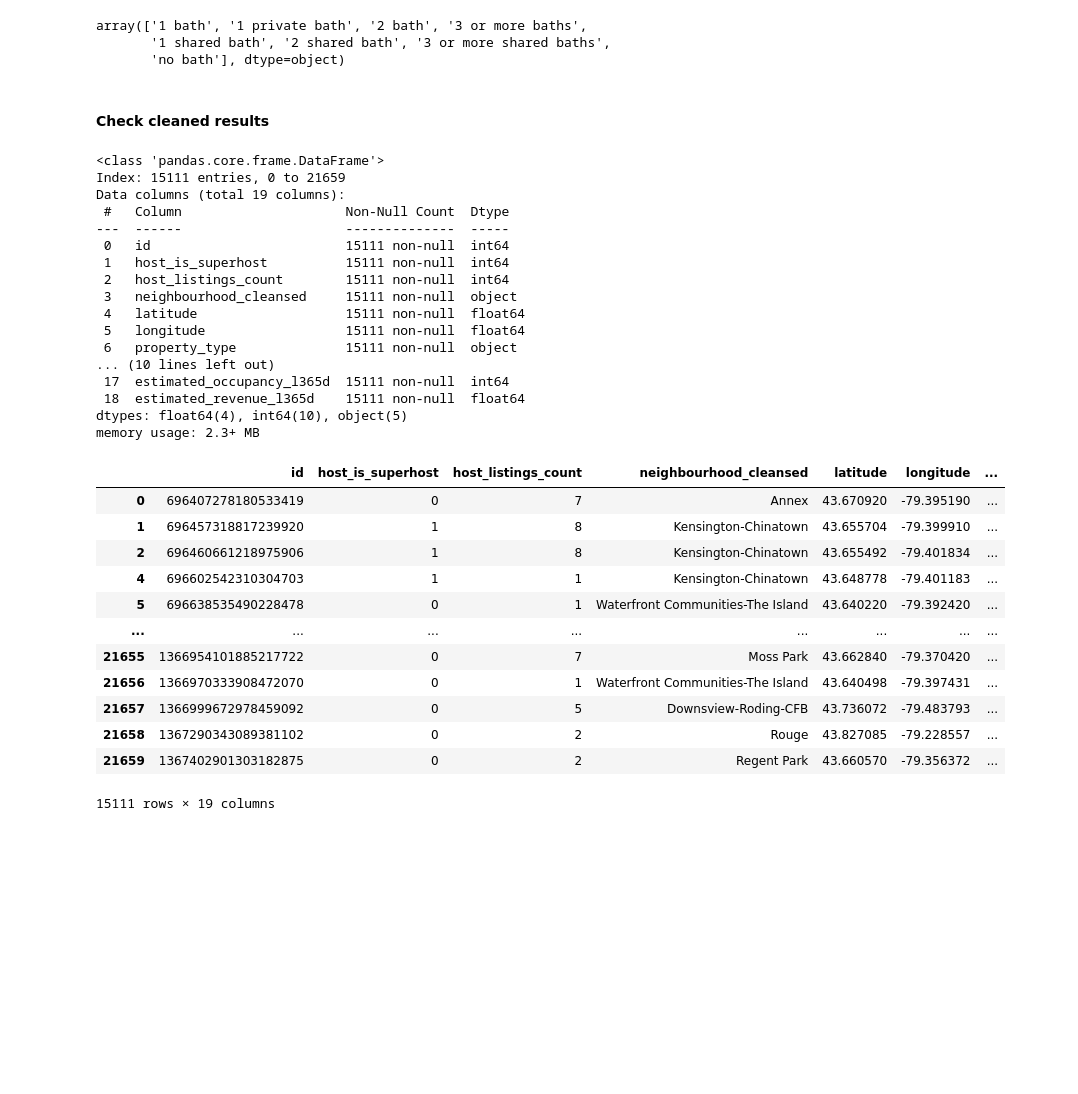
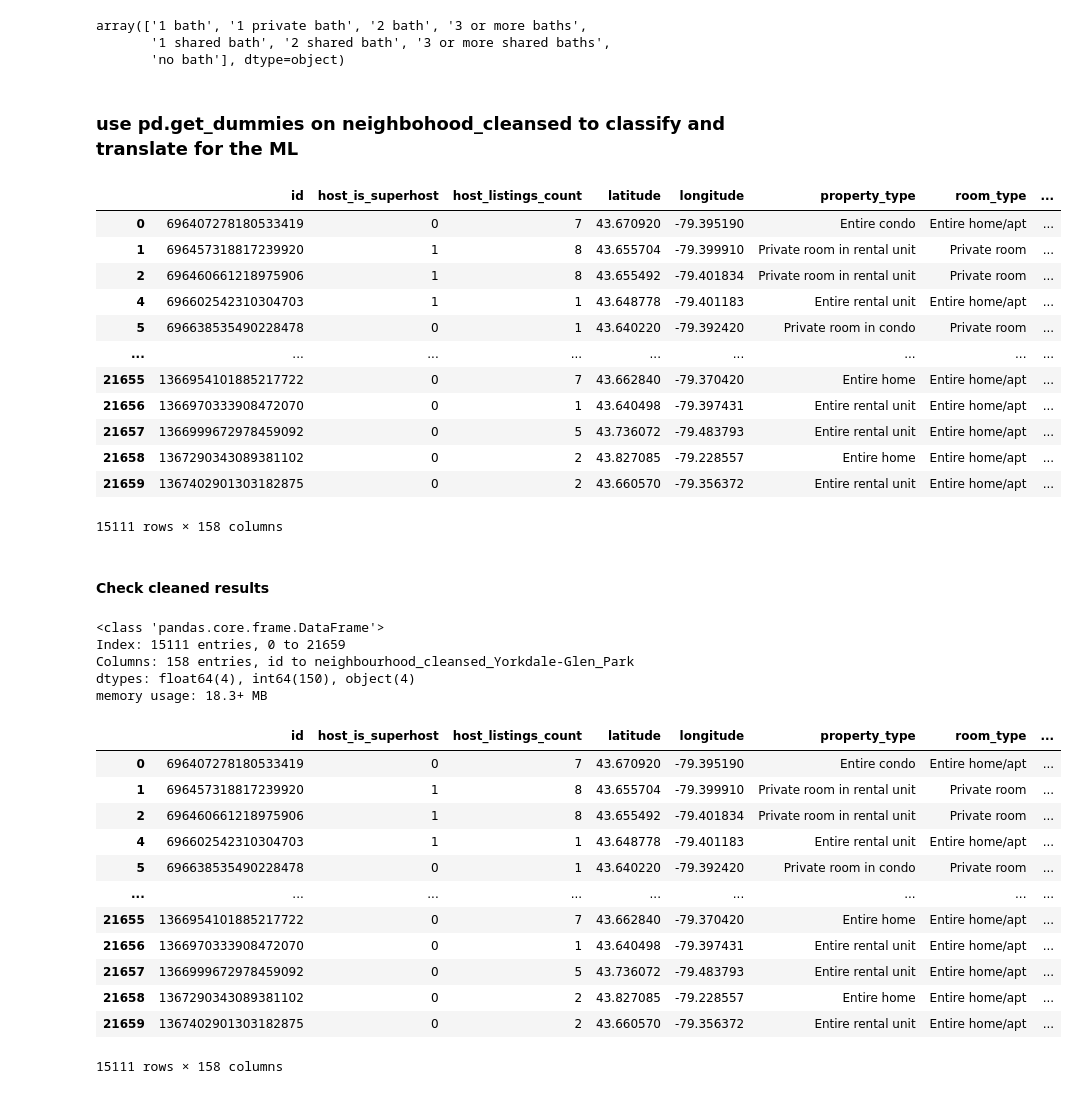
Before and after one commit to Oceanpro00/toronto_airbnb_investment_navigator, a Jupyter notebook: individual_work/sean/Initial_Cleaning_Exploation_listings.ipynb, the cells around one changed output. Drawn from its saved outputs; the diff is of its cells as text; code cells hidden in the pictures; blank space fills up the shorter version.

```diff
--- a/individual_work/sean/Initial_Cleaning_Exploation_listings.ipynb
+++ b/individual_work/sean/Initial_Cleaning_Exploation_listings.ipynb
@@ -285,45 +285,57 @@ listings_cleaned['bathrooms'].unique()
 array(['1 bath', '1 private bath', '2 bath', '3 or more baths',
        '1 shared bath', '2 shared bath', '3 or more shared baths',
        'no bath'], dtype=object)
+# %% [markdown]
+### **use pd.get_dummies on neighbohood_cleansed to classify and translate for the ML**
+# %%
+# use pd.get_dummies to hot encode the neighborhood data
+listings_dummies = pd.get_dummies(listings_cleaned, columns=['neighbourhood_cleansed'], dtype=int)
+
+# Clean up column titles
+listings_dummies.columns = listings_dummies.columns.str.replace(' ', "_")
+
+listings_dummies
+# %% [output]
+|  | id | host_is_superhost | host_listings_count | latitude | longitude | property_type | room_type | ... |
+| 0 | 696407278180533419 | 0 | 7 | 43.670920 | -79.395190 | Entire condo | Entire home/apt | ... |
+| 1 | 696457318817239920 | 1 | 8 | 43.655704 | -79.399910 | Private room in rental unit | Private room | ... |
+| 2 | 696460661218975906 | 1 | 8 | 43.655492 | -79.401834 | Private room in rental unit | Private room | ... |
+| 4 | 696602542310304703 | 1 | 1 | 43.648778 | -79.401183 | Entire rental unit | Entire home/apt | ... |
+| 5 | 696638535490228478 | 0 | 1 | 43.640220 | -79.392420 | Private room in condo | Private room | ... |
+| ... | ... | ... | ... | ... | ... | ... | ... | ... |
+| 21655 | 1366954101885217722 | 0 | 7 | 43.662840 | -79.370420 | Entire home | Entire home/apt | ... |
+| 21656 | 1366970333908472070 | 0 | 1 | 43.640498 | -79.397431 | Entire rental unit | Entire home/apt | ... |
+| 21657 | 1366999672978459092 | 0 | 5 | 43.736072 | -79.483793 | Entire rental unit | Entire home/apt | ... |
+| 21658 | 1367290343089381102 | 0 | 2 | 43.827085 | -79.228557 | Entire home | Entire home/apt | ... |
+| 21659 | 1367402901303182875 | 0 | 2 | 43.660570 | -79.356372 | Entire rental unit | Entire home/apt | ... |
+15111 rows × 158 columns
 # %% [markdown]
 #### Check cleaned results
 # %%
 # Dataset Info
-listings_cleaned.info()
+listings_dummies.info()
 
 # Describe Dataset
-# listings_cleaned.describe(include='all')
+# listings_dummies.describe(include='all')
 
 # Display Data
-listings_cleaned
+listings_dummies
 # %% [output]
 <class 'pandas.core.frame.DataFrame'>
 Index: 15111 entries, 0 to 21659
-Data columns (total 19 columns):
- #   Column                     Non-Null Count  Dtype
----  ------                     --------------  -----
- 0   id                         15111 non-null  int64
- 1   host_is_superhost          15111 non-null  int64
- 2   host_listings_count        15111 non-null  int64
- 3   neighbourhood_cleansed     15111 non-null  object
- 4   latitude                   15111 non-null  float64
- 5   longitude                  15111 non-null  float64
- 6   property_type              15111 non-null  object
-... (10 lines left out)
- 17  estimated_occupancy_l365d  15111 non-null  int64
- 18  estimated_revenue_l365d    15111 non-null  float64
-dtypes: float64(4), int64(10), object(5)
-memory usage: 2.3+ MB
+Columns: 158 entries, id to neighbourhood_cleansed_Yorkdale-Glen_Park
+dtypes: float64(4), int64(150), object(4)
+memory usage: 18.3+ MB
-|  | id | host_is_superhost | host_listings_count | neighbourhood_cleansed | latitude | longitude | ... |
-| 0 | 696407278180533419 | 0 | 7 | Annex | 43.670920 | -79.395190 | ... |
-| 1 | 696457318817239920 | 1 | 8 | Kensington-Chinatown | 43.655704 | -79.399910 | ... |
-| 2 | 696460661218975906 | 1 | 8 | Kensington-Chinatown | 43.655492 | -79.401834 | ... |
-| 4 | 696602542310304703 | 1 | 1 | Kensington-Chinatown | 43.648778 | -79.401183 | ... |
-| 5 | 696638535490228478 | 0 | 1 | Waterfront Communities-The Island | 43.640220 | -79.392420 | ... |
-| ... | ... | ... | ... | ... | ... | ... | ... |
-| 21655 | 1366954101885217722 | 0 | 7 | Moss Park | 43.662840 | -79.370420 | ... |
-| 21656 | 1366970333908472070 | 0 | 1 | Waterfront Communities-The Island | 43.640498 | -79.397431 | ... |
-| 21657 | 1366999672978459092 | 0 | 5 | Downsview-Roding-CFB | 43.736072 | -79.483793 | ... |
-| 21658 | 1367290343089381102 | 0 | 2 | Rouge | 43.827085 | -79.228557 | ... |
-| 21659 | 1367402901303182875 | 0 | 2 | Regent Park | 43.660570 | -79.356372 | ... |
+|  | id | host_is_superhost | host_listings_count | latitude | longitude | property_type | room_type | ... |
+| 0 | 696407278180533419 | 0 | 7 | 43.670920 | -79.395190 | Entire condo | Entire home/apt | ... |
+| 1 | 696457318817239920 | 1 | 8 | 43.655704 | -79.399910 | Private room in rental unit | Private room | ... |
+| 2 | 696460661218975906 | 1 | 8 | 43.655492 | -79.401834 | Private room in rental unit | Private room | ... |
+| 4 | 696602542310304703 | 1 | 1 | 43.648778 | -79.401183 | Entire rental unit | Entire home/apt | ... |
+| 5 | 696638535490228478 | 0 | 1 | 43.640220 | -79.392420 | Private room in condo | Private room | ... |
+| ... | ... | ... | ... | ... | ... | ... | ... | ... |
+| 21655 | 1366954101885217722 | 0 | 7 | 43.662840 | -79.370420 | Entire home | Entire home/apt | ... |
+| 21656 | 1366970333908472070 | 0 | 1 | 43.640498 | -79.397431 | Entire rental unit | Entire home/apt | ... |
+| 21657 | 1366999672978459092 | 0 | 5 | 43.736072 | -79.483793 | Entire rental unit | Entire home/apt | ... |
+| 21658 | 1367290343089381102 | 0 | 2 | 43.827085 | -79.228557 | Entire home | Entire home/apt | ... |
+| 21659 | 1367402901303182875 | 0 | 2 | 43.660570 | -79.356372 | Entire rental unit | Entire home/apt | ... |
-15111 rows × 19 columns
+15111 rows × 158 columns
```
Also changed, not shown: 1 other file.
